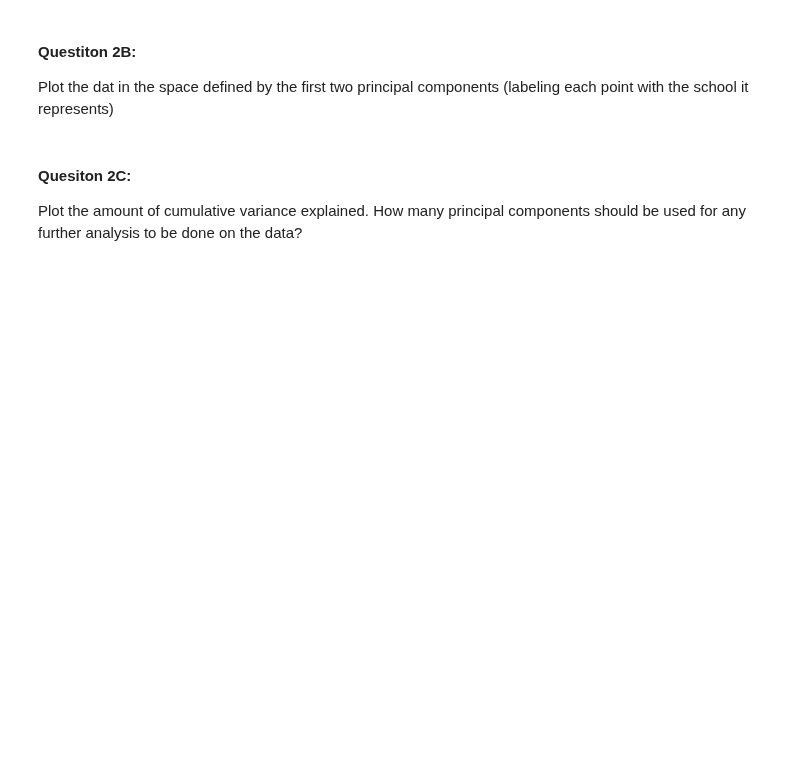
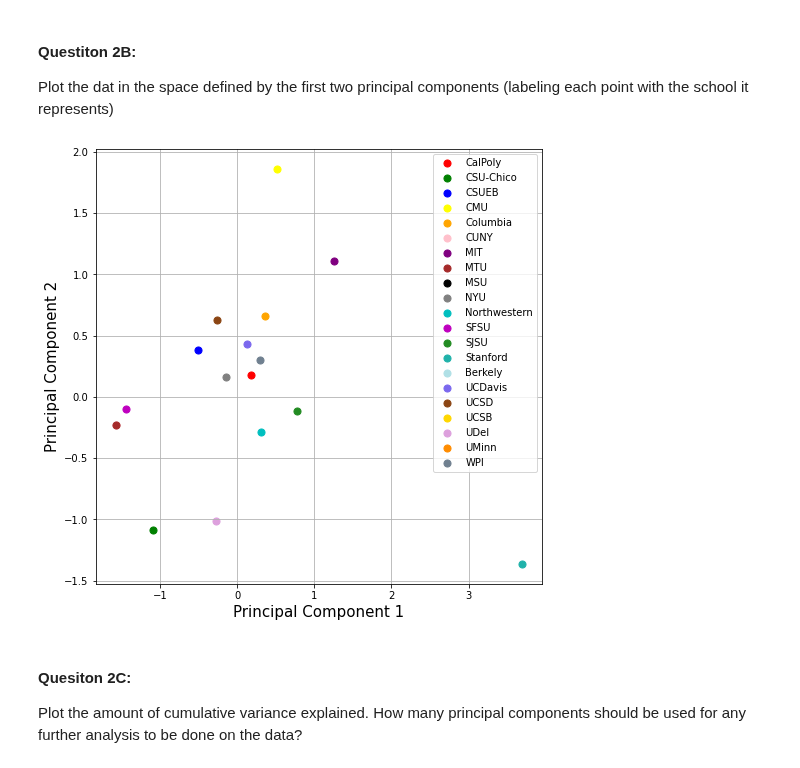
Before and after one commit to DevvyDont/DataMining, a Jupyter notebook: A3/A3_Group_Zamorano.ipynb, the cells around one changed output. Saved outputs shown, nothing was run; the diff lists cells and outputs as text; code cells hidden in the pictures; blank space fills up the shorter version.

```diff
--- a/A3/A3_Group_Zamorano.ipynb
+++ b/A3/A3_Group_Zamorano.ipynb
@@ -161 +182,4 @@ The set of colleges considered are the 21 top colleges based on earning potentia
 [load the data from college_data.csv]
+# %%
+cData = pd.read_csv("college_data.csv") #read in entire college_data.csv file
+cData
@@ -166,6 +252,39 @@ Helpful functions: python- PCA from sklearn.decomposition
 # %% [markdown]
 #### Questiton 2B:
 Plot the dat in the space defined by the first two principal components (labeling each point with the school it represents)
+# %%
+fig = plt.figure(figsize=(8,8))
+
+ax = fig.add_subplot(1,1,1)
+
+ax.set_xlabel('Principal Component 1', fontsize=15)
+
+ax.set_ylabel('Principal Component 2', fontsize=15)
+
+
+#shortNames= np.asarray(finalDf2[['ShortHandName']]) #extract short hand names
+shortNames=['CalPoly','CSU-Chico','CSUEB','CMU','Columbia','CUNY','MIT','MTU',
+           'MSU','NYU','Northwestern','SFSU','SJSU','Stanford','Berkely','UCDavis',
+           'UCSD','UCSB','UDel','UMinn','WPI']
+
+#random color assignemtn for all 21 short hand names
+randColors=['red','green','blue','yellow','orange','pink','purple','brown','black','grey',
+           'c','m','forestgreen','lightseagreen','powderblue','mediumslateblue','saddlebrown',
+           'gold','plum','darkorange','slategray']
+
+#create plot
+for tar, col in zip(shortNames,randColors):
+    indicesToKeep = finalDf2['ShortHandName'] == tar
+    ax.scatter(finalDf2.loc[indicesToKeep, 'principal component 1'],
+              finalDf2.loc[indicesToKeep, 'principal component 2'],
+               c = col, s=50)
+
+#show the legends
+ax.legend(shortNames)
+
+ax.grid()
+# %% [output]
+[figure, added]
 # %% [markdown]
 #### Quesiton 2C:
 Plot the amount of cumulative variance explained.
```
Also changed, not shown: parts of 8 cells of this notebook.
